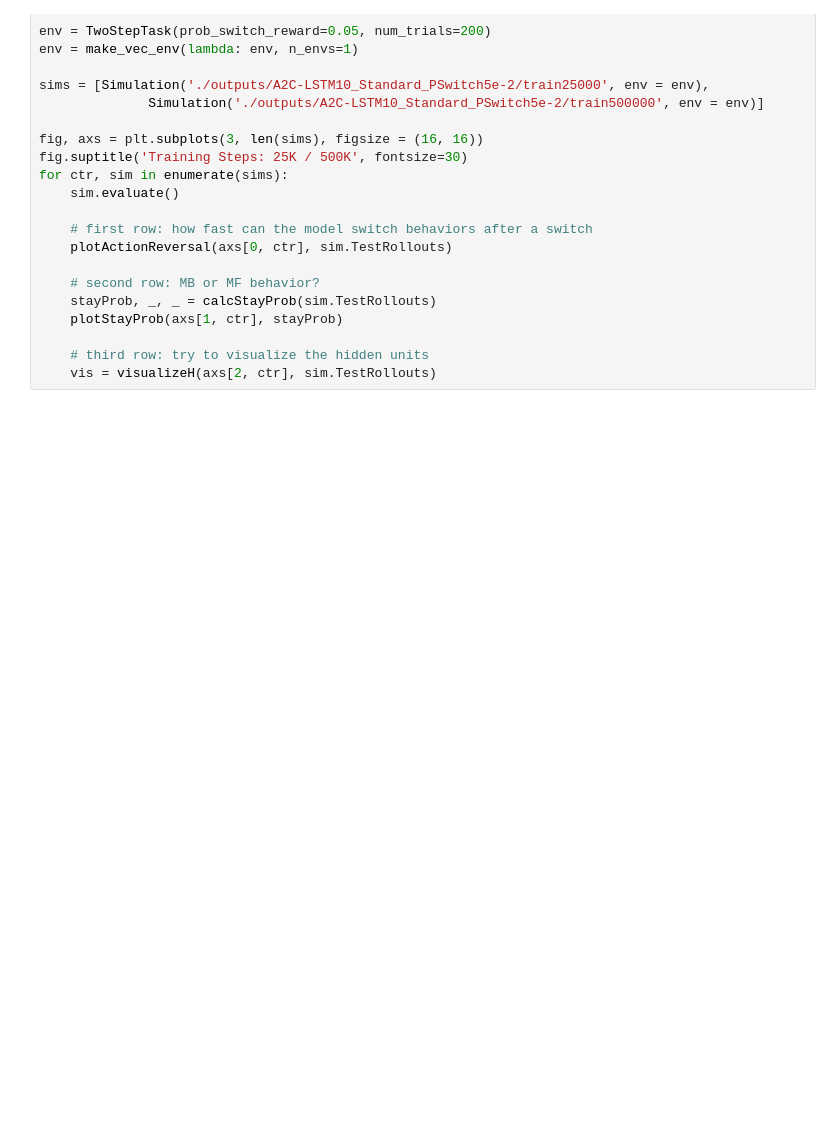
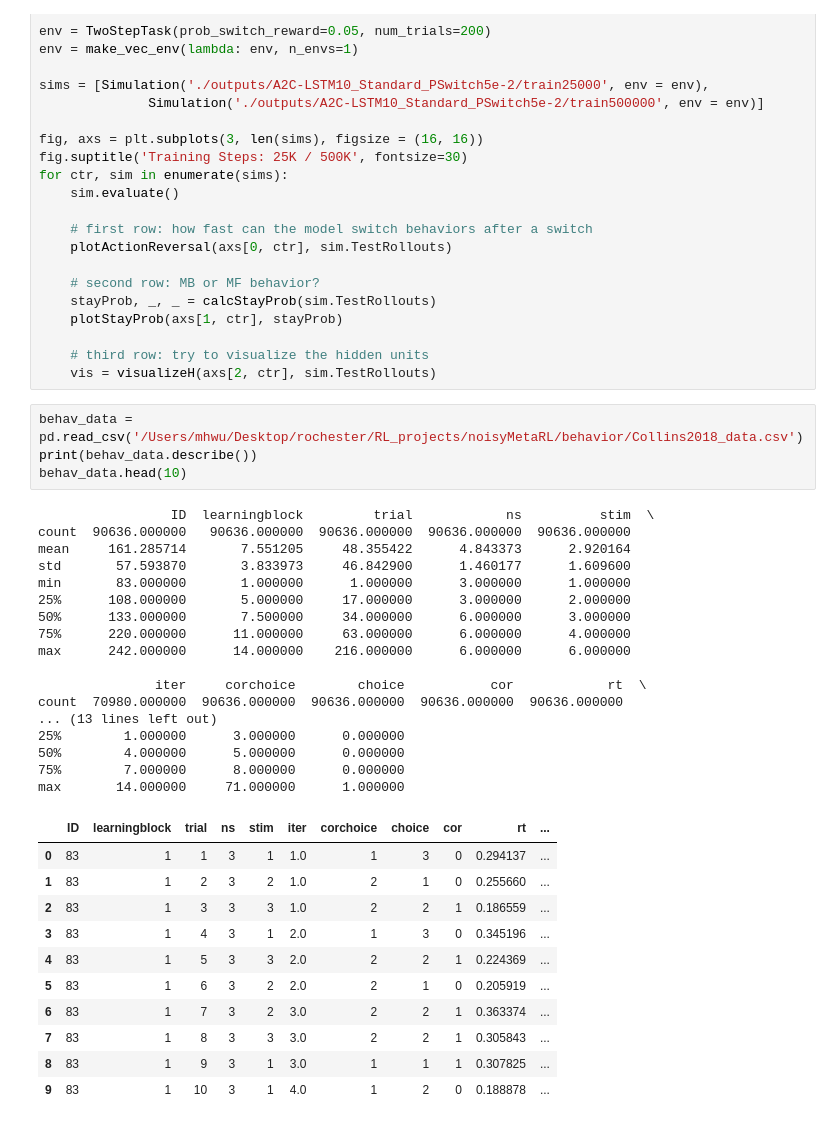
Before and after one commit to jasonmhwu/noisyMetaRL, a Jupyter notebook: TwoStepTaskVis.ipynb, the cells around one changed output. Cells and saved outputs as stored; diff of their text form; blank space fills up the shorter version.

```diff
--- a/TwoStepTaskVis.ipynb
+++ b/TwoStepTaskVis.ipynb
@@ -107,3 +174,36 @@ for ctr, sim in enumerate(sims):
 
     # third row: try to visualize the hidden units
     vis = visualizeH(axs[2, ctr], sim.TestRollouts)
+# %%
+behav_data = pd.read_csv('/Users/mhwu/Desktop/rochester/RL_projects/noisyMetaRL/behavior/Collins2018_data.csv')
+print(behav_data.describe())
+behav_data.head(10)
+# %% [output]
+                 ID  learningblock         trial            ns          stim  \
+count  90636.000000   90636.000000  90636.000000  90636.000000  90636.000000
+mean     161.285714       7.551205     48.355422      4.843373      2.920164
+std       57.593870       3.833973     46.842900      1.460177      1.609600
+min       83.000000       1.000000      1.000000      3.000000      1.000000
+25%      108.000000       5.000000     17.000000      3.000000      2.000000
+50%      133.000000       7.500000     34.000000      6.000000      3.000000
+75%      220.000000      11.000000     63.000000      6.000000      4.000000
+max      242.000000      14.000000    216.000000      6.000000      6.000000
+
+               iter     corchoice        choice           cor            rt  \
+count  70980.000000  90636.000000  90636.000000  90636.000000  90636.000000
+... (13 lines left out)
+25%        1.000000      3.000000      0.000000
+50%        4.000000      5.000000      0.000000
+75%        7.000000      8.000000      0.000000
+max       14.000000     71.000000      1.000000
+|  | ID | learningblock | trial | ns | stim | iter | corchoice | choice | cor | rt | ... |
+| 0 | 83 | 1 | 1 | 3 | 1 | 1.0 | 1 | 3 | 0 | 0.294137 | ... |
+| 1 | 83 | 1 | 2 | 3 | 2 | 1.0 | 2 | 1 | 0 | 0.255660 | ... |
+| 2 | 83 | 1 | 3 | 3 | 3 | 1.0 | 2 | 2 | 1 | 0.186559 | ... |
+| 3 | 83 | 1 | 4 | 3 | 1 | 2.0 | 1 | 3 | 0 | 0.345196 | ... |
+| 4 | 83 | 1 | 5 | 3 | 3 | 2.0 | 2 | 2 | 1 | 0.224369 | ... |
+| 5 | 83 | 1 | 6 | 3 | 2 | 2.0 | 2 | 1 | 0 | 0.205919 | ... |
+| 6 | 83 | 1 | 7 | 3 | 2 | 3.0 | 2 | 2 | 1 | 0.363374 | ... |
+| 7 | 83 | 1 | 8 | 3 | 3 | 3.0 | 2 | 2 | 1 | 0.305843 | ... |
+| 8 | 83 | 1 | 9 | 3 | 1 | 3.0 | 1 | 1 | 1 | 0.307825 | ... |
+| 9 | 83 | 1 | 10 | 3 | 1 | 4.0 | 1 | 2 | 0 | 0.188878 | ... |
```
Also changed, not shown: parts of 7 cells of this notebook, 4 other files.
